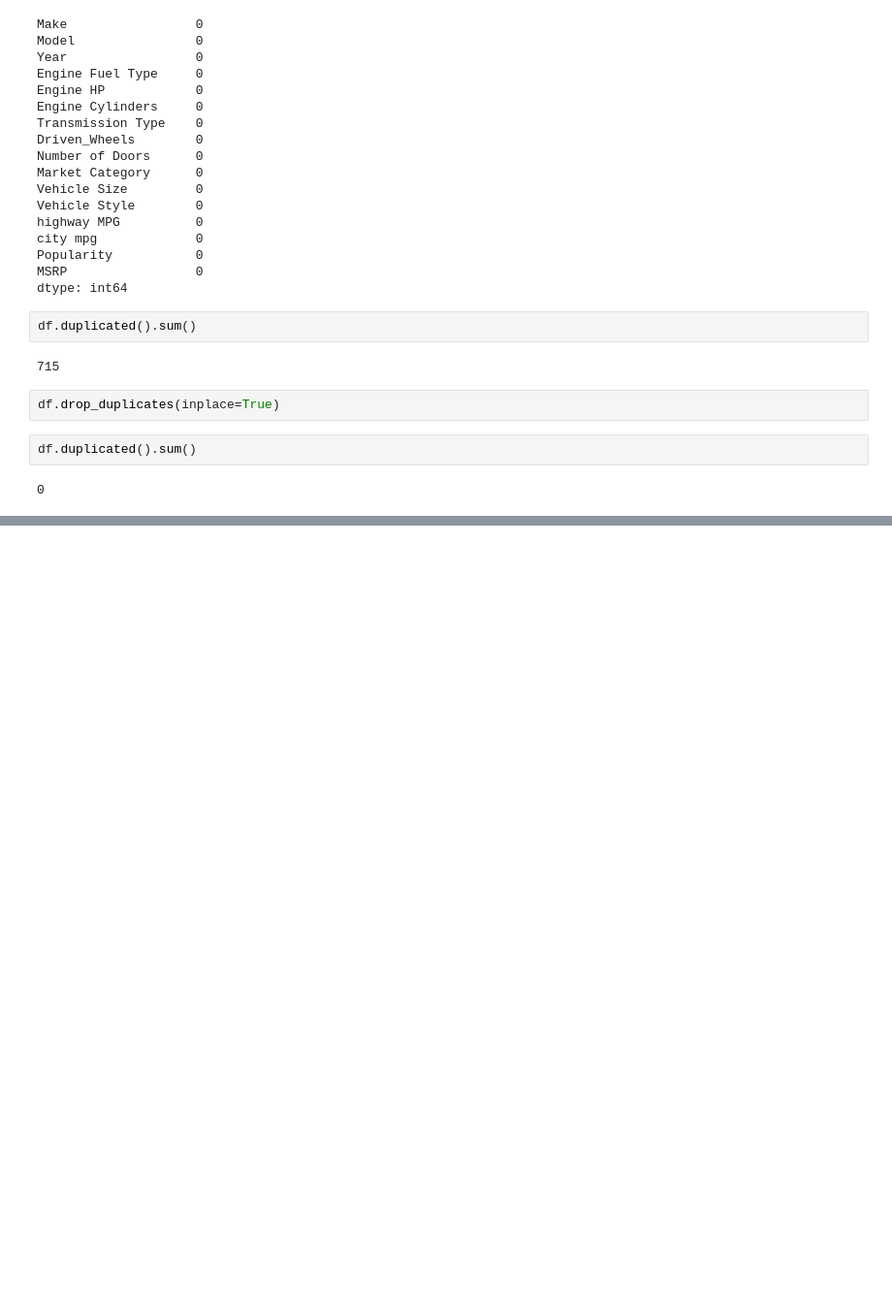
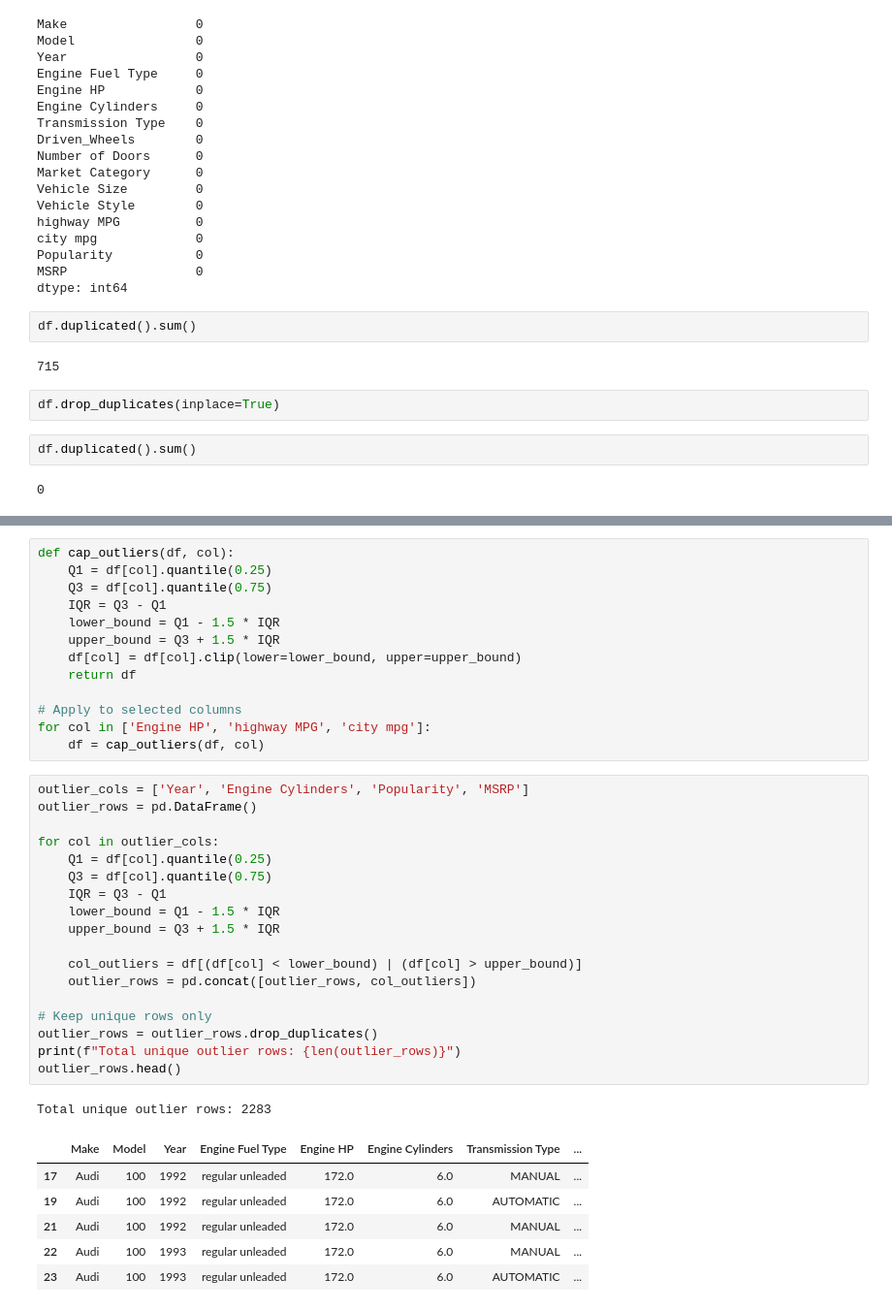
Before and after one commit to yashshah2511/Tops-Assignment, a Jupyter notebook: Assignment/Module 5_Data Collection, Cleaning, Visualization And Analysis/practical.ipynb, the cells around one changed output, grey strips where cells are left out. Shown at 97% size. Drawn from its saved outputs; the diff is of its cells as text; blank space fills up the shorter version.

```diff
--- a/Assignment/Module 5_Data Collection, Cleaning, Visualization And Analysis/practical.ipynb
+++ b/Assignment/Module 5_Data Collection, Cleaning, Visualization And Analysis/practical.ipynb
@@ -187,0 +247,39 @@ df.duplicated().sum()
+# %%
+def cap_outliers(df, col):
+    Q1 = df[col].quantile(0.25)
+    Q3 = df[col].quantile(0.75)
+    IQR = Q3 - Q1
+    lower_bound = Q1 - 1.5 * IQR
+    upper_bound = Q3 + 1.5 * IQR
+    df[col] = df[col].clip(lower=lower_bound, upper=upper_bound)
+    return df
+
+# Apply to selected columns
+for col in ['Engine HP', 'highway MPG', 'city mpg']:
+    df = cap_outliers(df, col)
+# %%
+outlier_cols = ['Year', 'Engine Cylinders', 'Popularity', 'MSRP']
+outlier_rows = pd.DataFrame()
+
+for col in outlier_cols:
+    Q1 = df[col].quantile(0.25)
+    Q3 = df[col].quantile(0.75)
+    IQR = Q3 - Q1
+    lower_bound = Q1 - 1.5 * IQR
+    upper_bound = Q3 + 1.5 * IQR
+
+    col_outliers = df[(df[col] < lower_bound) | (df[col] > upper_bound)]
+    outlier_rows = pd.concat([outlier_rows, col_outliers])
+
+# Keep unique rows only
+outlier_rows = outlier_rows.drop_duplicates()
+print(f"Total unique outlier rows: {len(outlier_rows)}")
+outlier_rows.head()
+# %% [output]
+Total unique outlier rows: 2283
+|  | Make | Model | Year | Engine Fuel Type | Engine HP | Engine Cylinders | Transmission Type | ... |
+| 17 | Audi | 100 | 1992 | regular unleaded | 172.0 | 6.0 | MANUAL | ... |
+| 19 | Audi | 100 | 1992 | regular unleaded | 172.0 | 6.0 | AUTOMATIC | ... |
+| 21 | Audi | 100 | 1992 | regular unleaded | 172.0 | 6.0 | MANUAL | ... |
+| 22 | Audi | 100 | 1993 | regular unleaded | 172.0 | 6.0 | MANUAL | ... |
+| 23 | Audi | 100 | 1993 | regular unleaded | 172.0 | 6.0 | AUTOMATIC | ... |
```
Also changed, not shown: parts of 5 cells of this notebook, 2 other files.
